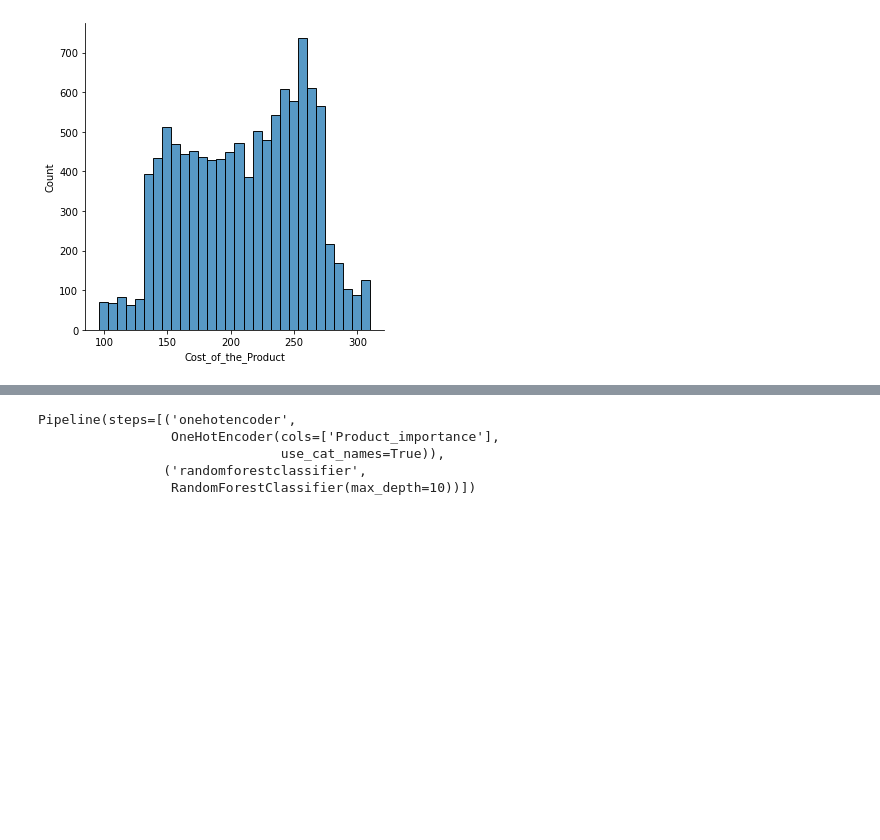
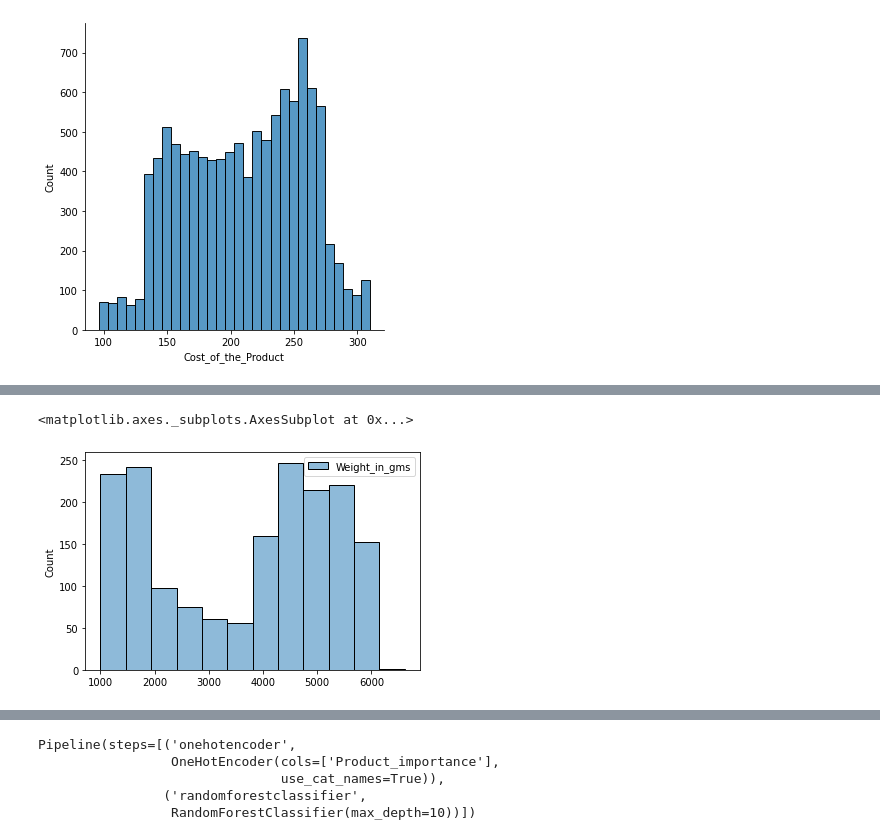
Before and after one commit to Bang-JW/kaggle_study, a Jupyter notebook: kaggle_study_2.ipynb, the cells around one changed output, grey strips where cells are left out. Drawn from its saved outputs; the diff is of its cells as text; code cells hidden in the pictures; blank space fills up the shorter version.

```diff
--- a/kaggle_study_2.ipynb
+++ b/kaggle_study_2.ipynb
@@ -79,0 +101,5 @@ sns.displot(data['Cost_of_the_Product'])
+# %%
+sns.histplot(road_data)
+# %% [output]
+<matplotlib.axes._subplots.AxesSubplot at 0x...>
+[figure, added]
```
Also changed, not shown: parts of 31 cells of this notebook.
